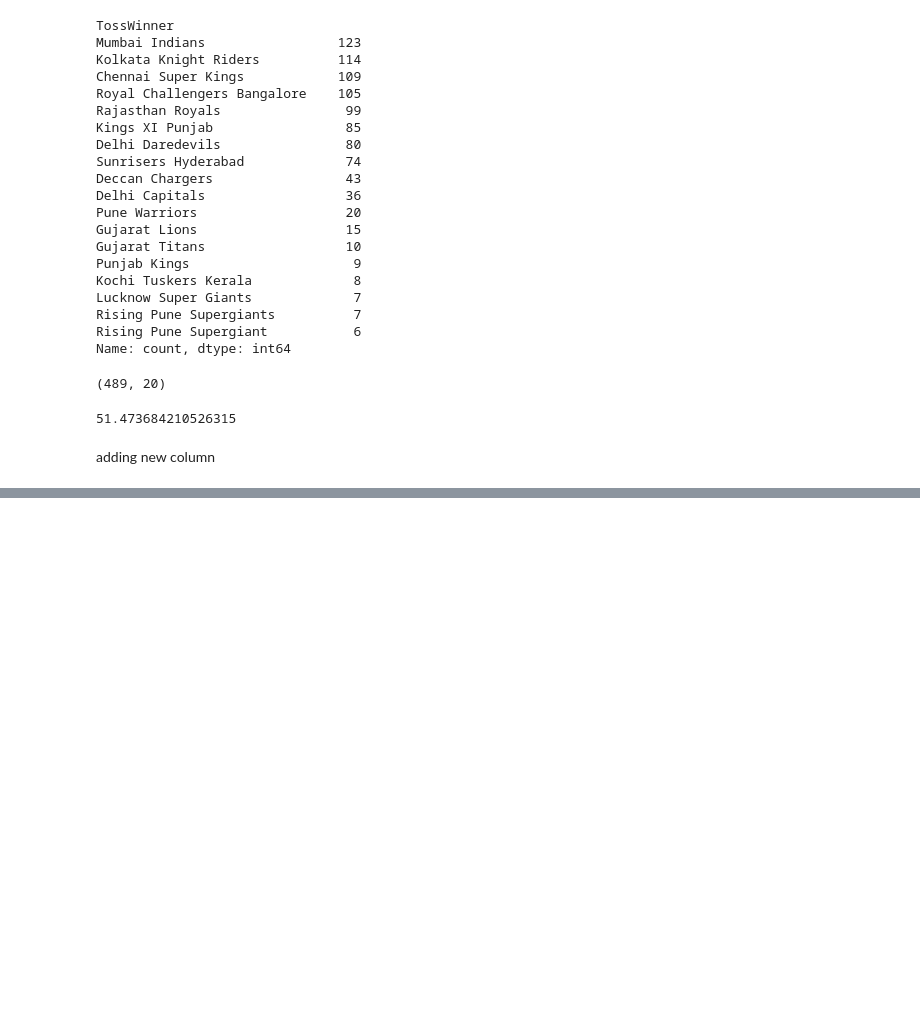
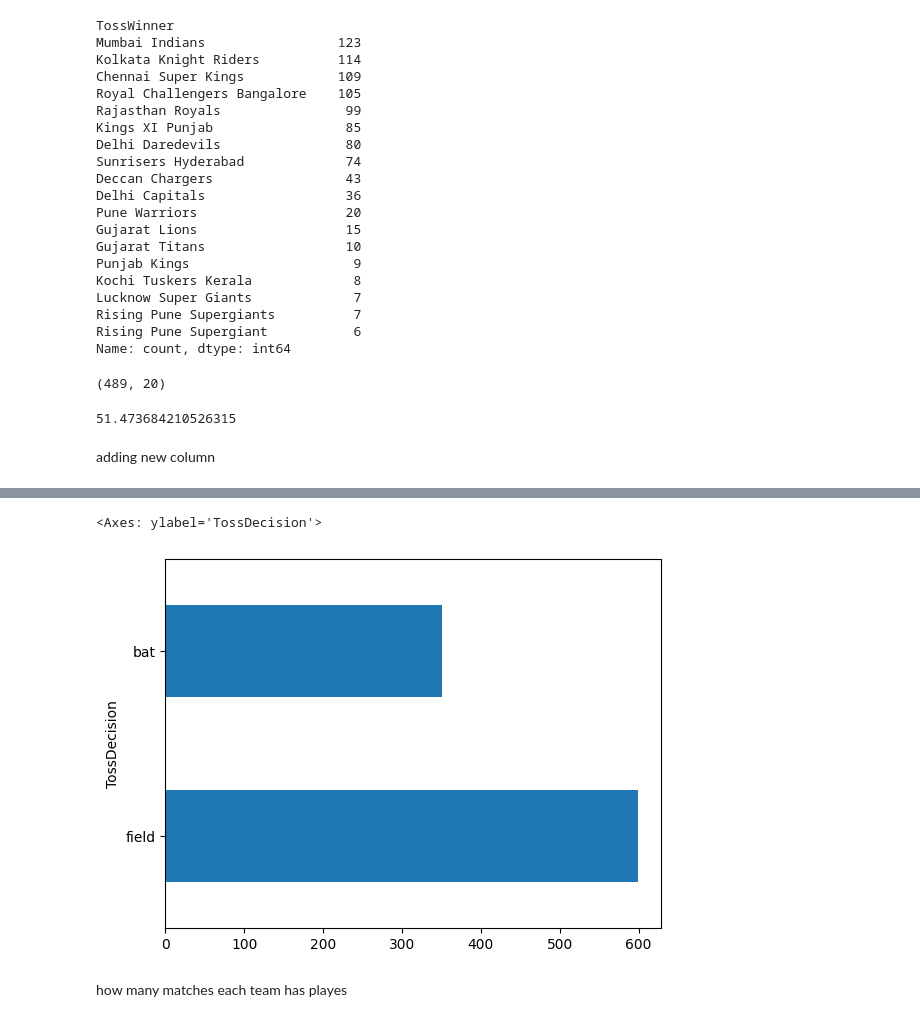
Before and after one commit to Ganesh20000/100_day_of_code, a Jupyter notebook: pandas_exercise/ipl.ipynb, the cells around one changed output, grey strips where cells are left out. Cells and saved outputs as stored; diff of their text form; code cells hidden in the pictures; blank space fills up the shorter version.

```diff
--- a/pandas_exercise/ipl.ipynb
+++ b/pandas_exercise/ipl.ipynb
@@ -170,0 +263,7 @@ adding new column
+# %%
+df['TossDecision'].value_counts().plot(kind='barh')
+# %% [output]
+<Axes: ylabel='TossDecision'>
+[figure, added]
+# %% [markdown]
+how many matches each team has playes
```
Also changed, not shown: parts of 21 cells of this notebook, 15 other files.
